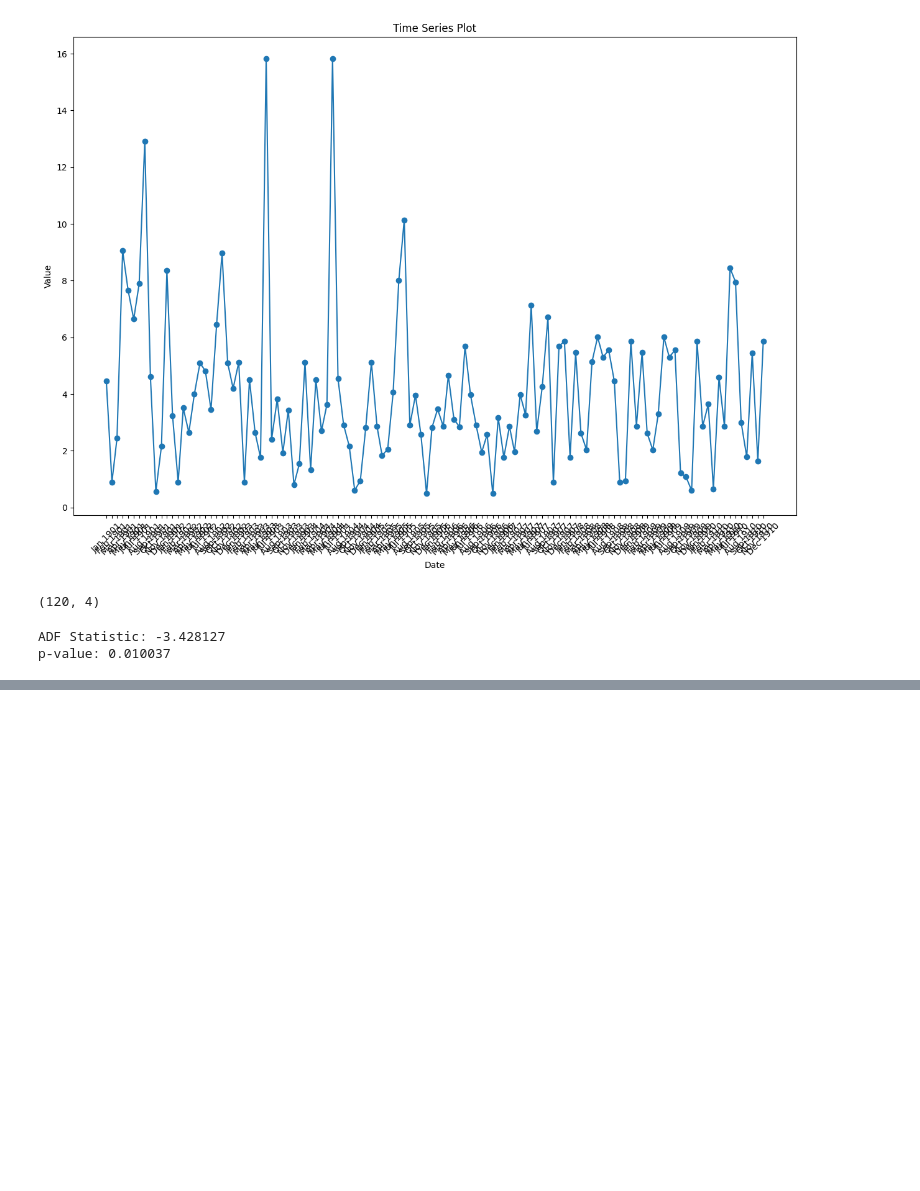
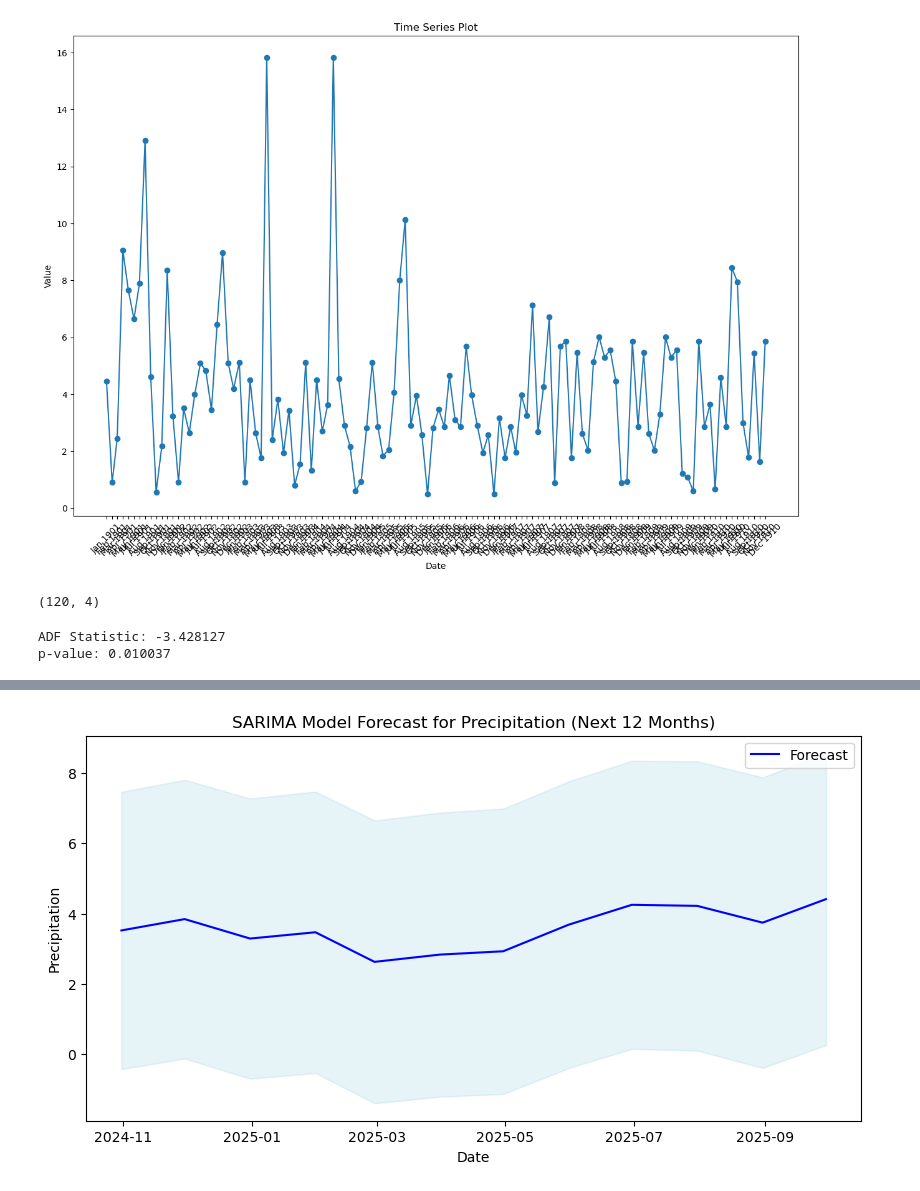
Before and after one commit to phipyao/ds4002-project-2, a Jupyter notebook: SCRIPTS/code.ipynb, the cells around one changed output, grey strips where cells are left out. Drawn from its saved outputs; the diff is of its cells as text; code cells hidden in the pictures; blank space fills up the shorter version.

```diff
--- a/SCRIPTS/code.ipynb
+++ b/SCRIPTS/code.ipynb
@@ -282,0 +340,17 @@ Warnings:
+# %%
+# Plot only the forecast
+plt.figure(figsize=(10, 5))
+plt.plot(forecast_index, forecast_values, label='Forecast', color='blue')
+
+# Optionally, you can fill the confidence intervals for a clearer visualization
+plt.fill_between(forecast_index, confidence_intervals.iloc[:, 0], confidence_intervals.iloc[:, 1],
+                 color='lightblue', alpha=0.3)
+
+# Customize the plot
+plt.title("SARIMA Model Forecast for Precipitation (Next 12 Months)")
+plt.xlabel("Date")
+plt.ylabel("Precipitation")
+plt.legend()
+plt.show()
+# %% [output]
+[figure, added]
```
Also changed, not shown: parts of 8 cells of this notebook.
